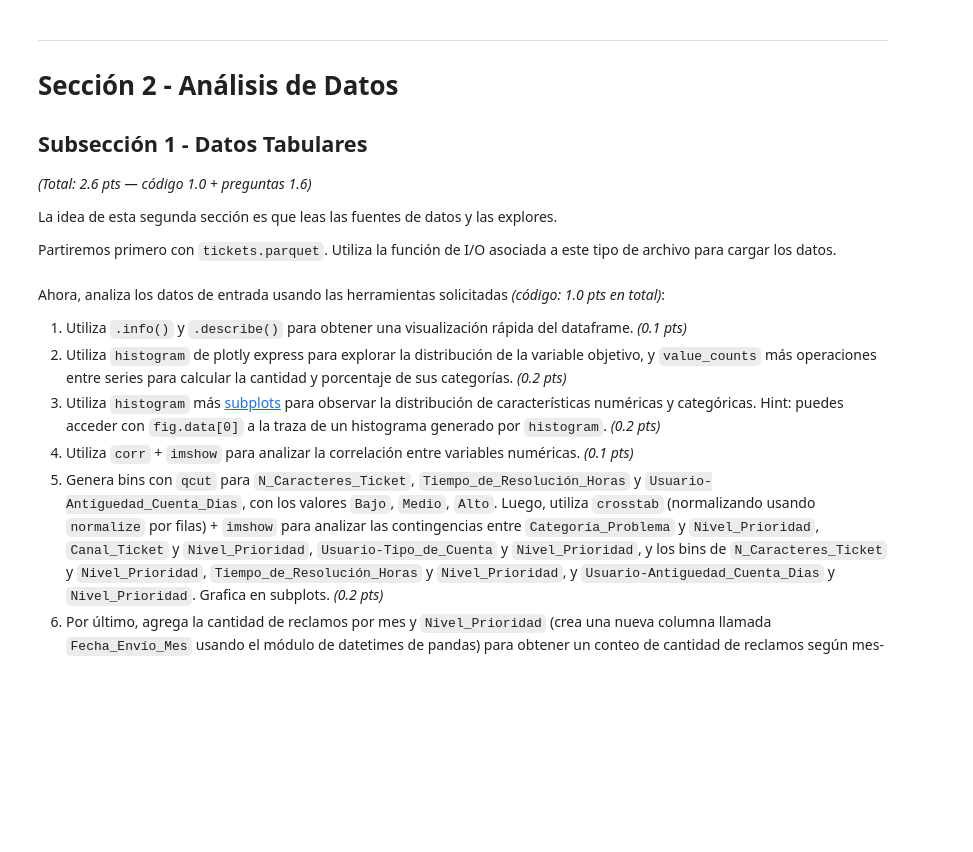
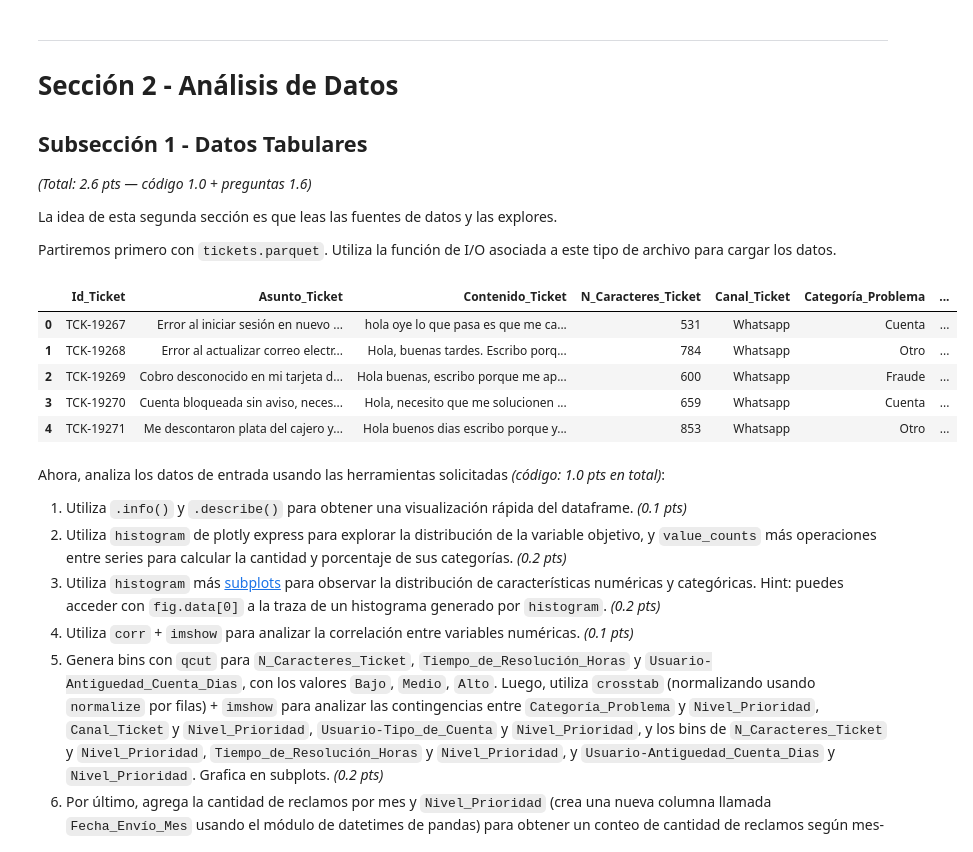
Before and after one commit to FeLiJaNdRo/MDS7202-Labs, a Jupyter notebook: proyecto/Parte1/Enunciado_Parte1_Analisis.ipynb, the cells around one changed output. Drawn from its saved outputs; the diff is of its cells as text; code cells hidden in the pictures; blank space fills up the shorter version.

```diff
--- a/proyecto/Parte1/Enunciado_Parte1_Analisis.ipynb
+++ b/proyecto/Parte1/Enunciado_Parte1_Analisis.ipynb
@@ -115,5 +157,14 @@ Partiremos primero con `tickets.parquet`. Utiliza la función de I/O asociada a
 # %%
-# Tu código aquí...
+path_tickets = "/Users/felijandro/Documents/Universidad/12voSemestre/LabdeProgramaciónCientífica/MDS7202-Labs-nuevo/proyecto/data/tickets.parquet"
+df_tickets = pd.read_parquet(path_tickets)
+df_tickets.head(5)
+# %% [output]
+|  | Id_Ticket | Asunto_Ticket | Contenido_Ticket | N_Caracteres_Ticket | Canal_Ticket | Categoría_Problema | ... |
+| 0 | TCK-19267 | Error al iniciar sesión en nuevo ... | hola oye lo que pasa es que me ca... | 531 | Whatsapp | Cuenta | ... |
+| 1 | TCK-19268 | Error al actualizar correo electr... | Hola, buenas tardes. Escribo porq... | 784 | Whatsapp | Otro | ... |
+| 2 | TCK-19269 | Cobro desconocido en mi tarjeta d... | Hola buenas, escribo porque me ap... | 600 | Whatsapp | Fraude | ... |
+| 3 | TCK-19270 | Cuenta bloqueada sin aviso, neces... | Hola, necesito que me solucionen ... | 659 | Whatsapp | Cuenta | ... |
+| 4 | TCK-19271 | Me descontaron plata del cajero y... | Hola buenos dias escribo porque y... | 853 | Whatsapp | Otro | ... |
 # %% [markdown]
 Ahora, analiza los datos de entrada usando las herramientas solicitadas _(código: 1.0 pts en total)_:
 
```
Also changed, not shown: parts of 30 cells of this notebook, 13 other files.
